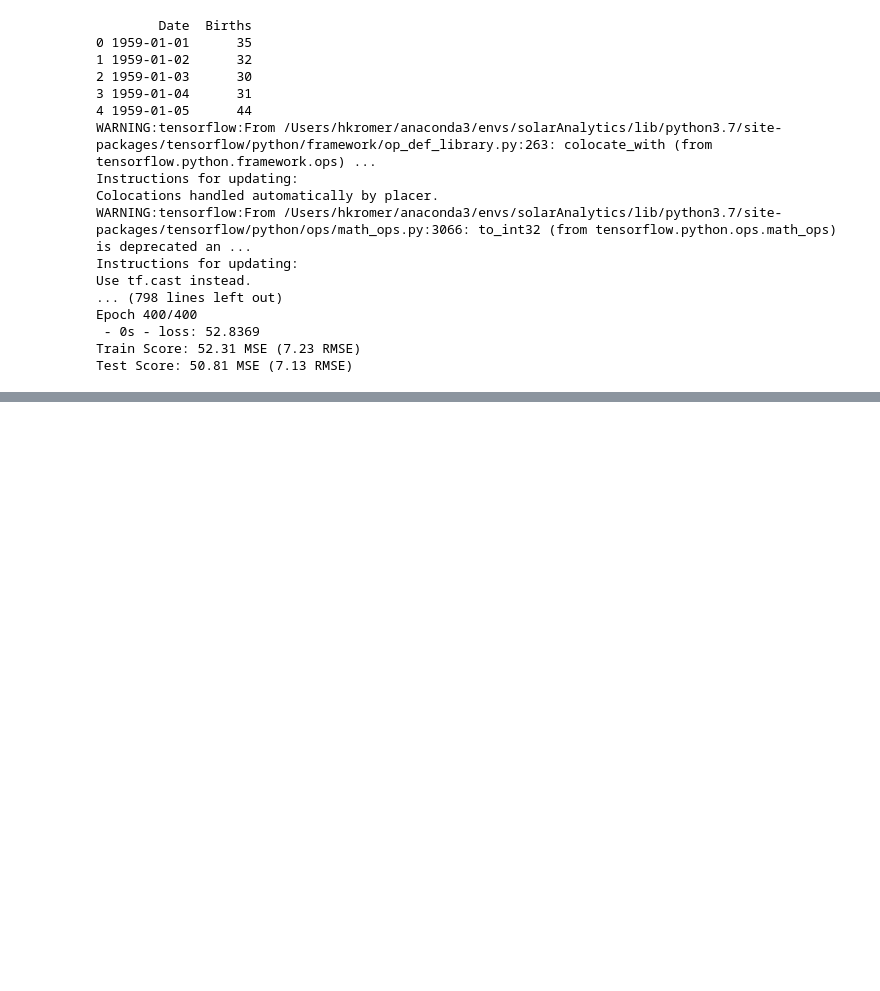
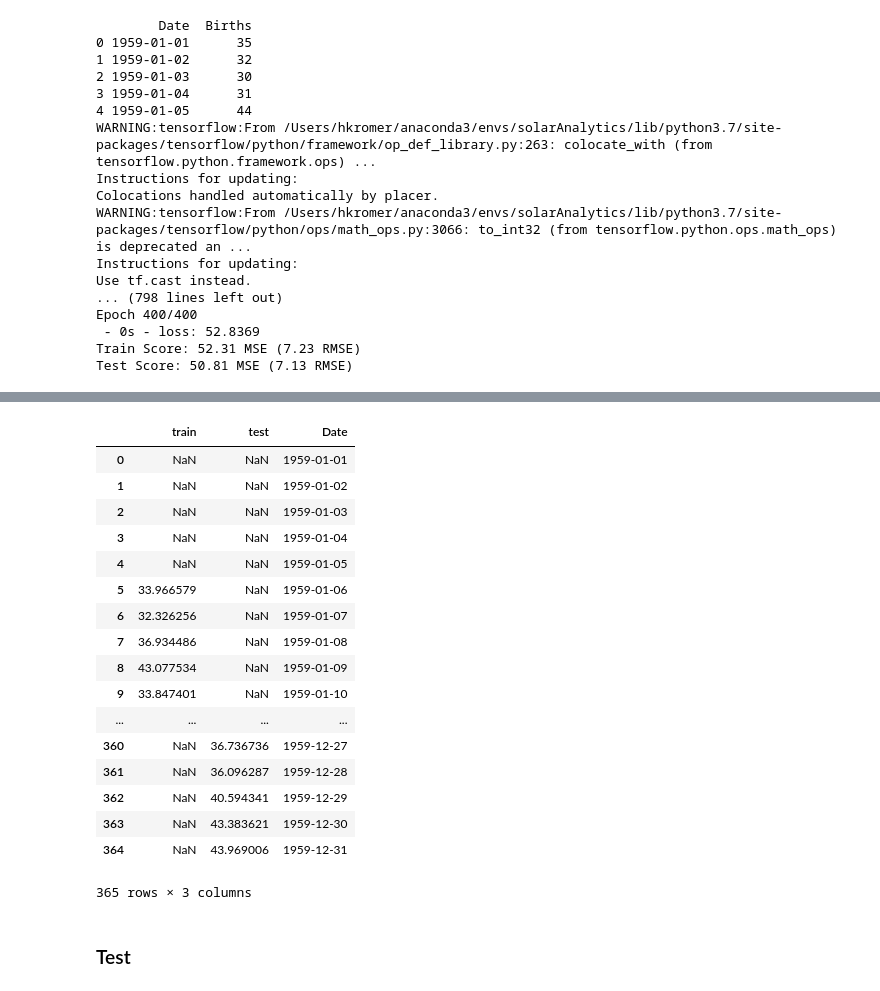
Before and after one commit to kromerh/solarAnalytics, a Jupyter notebook: forecasting/00.TimeSeriesForecastingCourse.000.ipynb, the cells around one changed output, grey strips where cells are left out. Cells and saved outputs as stored; diff of their text form; code cells hidden in the pictures; blank space fills up the shorter version.

```diff
--- a/forecasting/00.TimeSeriesForecastingCourse.000.ipynb
+++ b/forecasting/00.TimeSeriesForecastingCourse.000.ipynb
@@ -677,0 +1117,23 @@ Test Score: 50.81 MSE (7.13 RMSE)
+# %%
+output[4]
+# %% [output]
+|  | train | test | Date |
+| 0 | NaN | NaN | 1959-01-01 |
+| 1 | NaN | NaN | 1959-01-02 |
+| 2 | NaN | NaN | 1959-01-03 |
+| 3 | NaN | NaN | 1959-01-04 |
+| 4 | NaN | NaN | 1959-01-05 |
+| 5 | 33.966579 | NaN | 1959-01-06 |
+| 6 | 32.326256 | NaN | 1959-01-07 |
+| 7 | 36.934486 | NaN | 1959-01-08 |
+| 8 | 43.077534 | NaN | 1959-01-09 |
+| 9 | 33.847401 | NaN | 1959-01-10 |
+| ... | ... | ... | ... |
+| 360 | NaN | 36.736736 | 1959-12-27 |
+| 361 | NaN | 36.096287 | 1959-12-28 |
+| 362 | NaN | 40.594341 | 1959-12-29 |
+| 363 | NaN | 43.383621 | 1959-12-30 |
+| 364 | NaN | 43.969006 | 1959-12-31 |
+365 rows × 3 columns
+# %% [markdown]
+### Test
```
Also changed, not shown: parts of 13 cells of this notebook, 1 other file.
